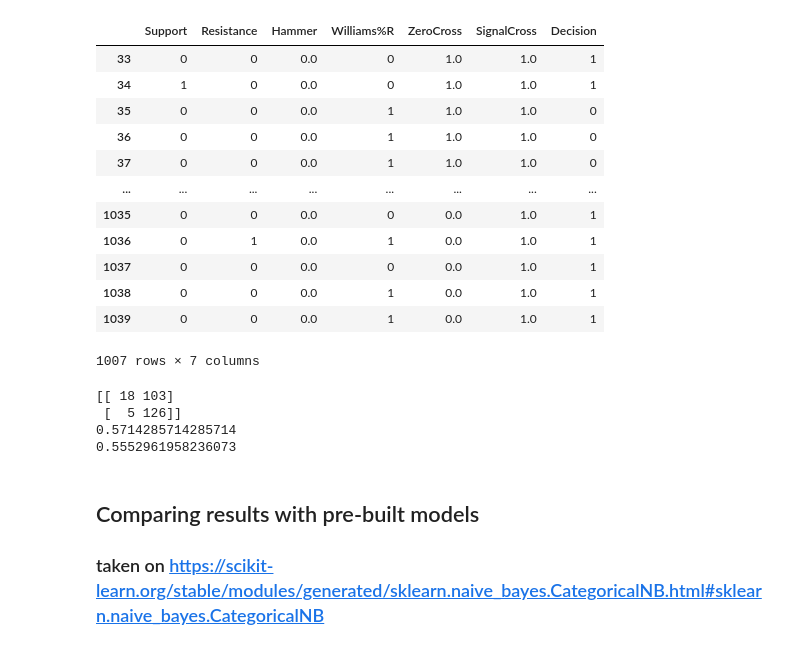
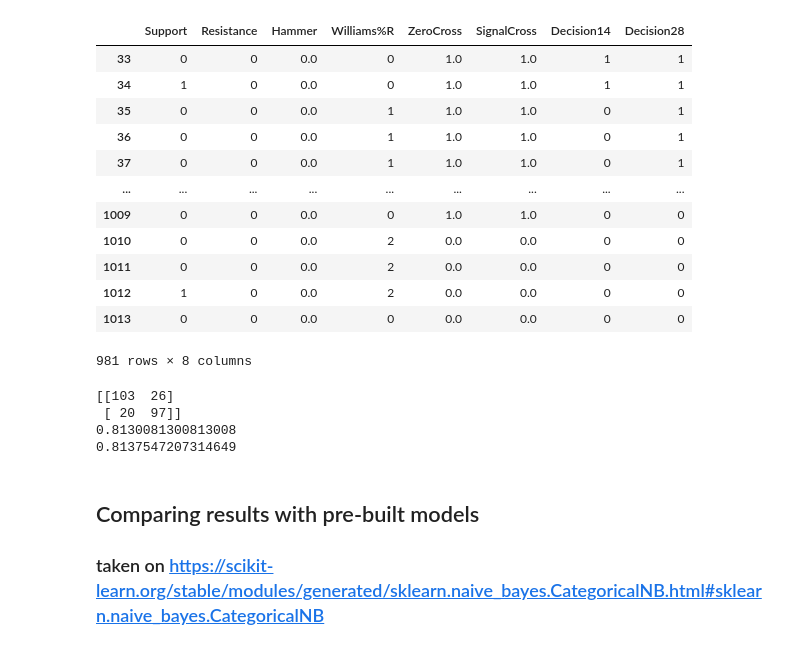
Before and after one commit to wentao-ju/Innovation-Lab-AI-Trading-System, a Jupyter notebook: NaiveBayesModeling/Naive_Bayes.ipynb, the cells around one changed output. Drawn from its saved outputs; the diff is of its cells as text; code cells hidden in the pictures.

```diff
--- a/NaiveBayesModeling/Naive_Bayes.ipynb
+++ b/NaiveBayesModeling/Naive_Bayes.ipynb
@@ -3,23 +3,23 @@ import pandas as pd
 import numpy as np
 # %%
 df = pd.read_csv('cleaned_data.csv')
-df = df[['Support', 'Resistance', 'Hammer', 'Williams%R', 'ZeroCross', 'SignalCross', 'Decision']]
-df = df[33:-2]  # We exclud the first 33 days and the last two days
+df = df[['Support', 'Resistance', 'Hammer', 'Williams%R', 'ZeroCross', 'SignalCross', 'Decision14','Decision28']]
+df = df.loc[df["Decision28"] != -1] # we exclude the value with a decision of -1
 df
 # %% [output]
-|  | Support | Resistance | Hammer | Williams%R | ZeroCross | SignalCross | Decision |
-| 33 | 0 | 0 | 0.0 | 0 | 1.0 | 1.0 | 1 |
-| 34 | 1 | 0 | 0.0 | 0 | 1.0 | 1.0 | 1 |
-| 35 | 0 | 0 | 0.0 | 1 | 1.0 | 1.0 | 0 |
-| 36 | 0 | 0 | 0.0 | 1 | 1.0 | 1.0 | 0 |
-| 37 | 0 | 0 | 0.0 | 1 | 1.0 | 1.0 | 0 |
-| ... | ... | ... | ... | ... | ... | ... | ... |
-| 1035 | 0 | 0 | 0.0 | 0 | 0.0 | 1.0 | 1 |
-| 1036 | 0 | 1 | 0.0 | 1 | 0.0 | 1.0 | 1 |
-| 1037 | 0 | 0 | 0.0 | 0 | 0.0 | 1.0 | 1 |
-| 1038 | 0 | 0 | 0.0 | 1 | 0.0 | 1.0 | 1 |
-| 1039 | 0 | 0 | 0.0 | 1 | 0.0 | 1.0 | 1 |
+|  | Support | Resistance | Hammer | Williams%R | ZeroCross | SignalCross | Decision14 | Decision28 |
+| 33 | 0 | 0 | 0.0 | 0 | 1.0 | 1.0 | 1 | 1 |
+| 34 | 1 | 0 | 0.0 | 0 | 1.0 | 1.0 | 1 | 1 |
+| 35 | 0 | 0 | 0.0 | 1 | 1.0 | 1.0 | 0 | 1 |
+| 36 | 0 | 0 | 0.0 | 1 | 1.0 | 1.0 | 0 | 1 |
+| 37 | 0 | 0 | 0.0 | 1 | 1.0 | 1.0 | 0 | 1 |
+| ... | ... | ... | ... | ... | ... | ... | ... | ... |
+| 1009 | 0 | 0 | 0.0 | 0 | 1.0 | 1.0 | 0 | 0 |
+| 1010 | 0 | 0 | 0.0 | 2 | 0.0 | 0.0 | 0 | 0 |
+| 1011 | 0 | 0 | 0.0 | 2 | 0.0 | 0.0 | 0 | 0 |
+| 1012 | 1 | 0 | 0.0 | 2 | 0.0 | 0.0 | 0 | 0 |
+| 1013 | 0 | 0 | 0.0 | 0 | 0.0 | 0.0 | 0 | 0 |
-1007 rows × 7 columns
+981 rows × 8 columns
 # %%
 def cal_prior(df, Y):
 
@@ -69,7 +69,7 @@ train, test = train_test_split(df, test_size=0.25, random_state=40, shuffle = Fa
 
 X_test = test.iloc[:, :-1].values
 Y_test = test.iloc[:, -1].values
-Y_pred = naive_bayes(train, X=X_test, Y='Decision')
+Y_pred = naive_bayes(train, X=X_test, Y='Decision28')
 
 from sklearn.metrics import confusion_matrix, f1_score
 from sklearn.metrics import balanced_accuracy_score
@@ -77,10 +77,10 @@ print(confusion_matrix(Y_test, Y_pred))
 print(f1_score(Y_test, Y_pred, average='micro'))
 print(balanced_accuracy_score(Y_test, Y_pred))
 # %% [output]
-[[ 18 103]
- [  5 126]]
-0.5714285714285714
-0.5552961958236073
+[[103  26]
+ [ 20  97]]
+0.8130081300813008
+0.8137547207314649
 # %% [markdown]
 ## Comparing results with pre-built models
 ### taken on https://scikit-learn.org/stable/modules/generated/sklearn.naive_bayes.CategoricalNB.html#sklearn.naive_bayes.CategoricalNB
```
Also changed, not shown: parts of 11 cells of this notebook, 3 other files.
